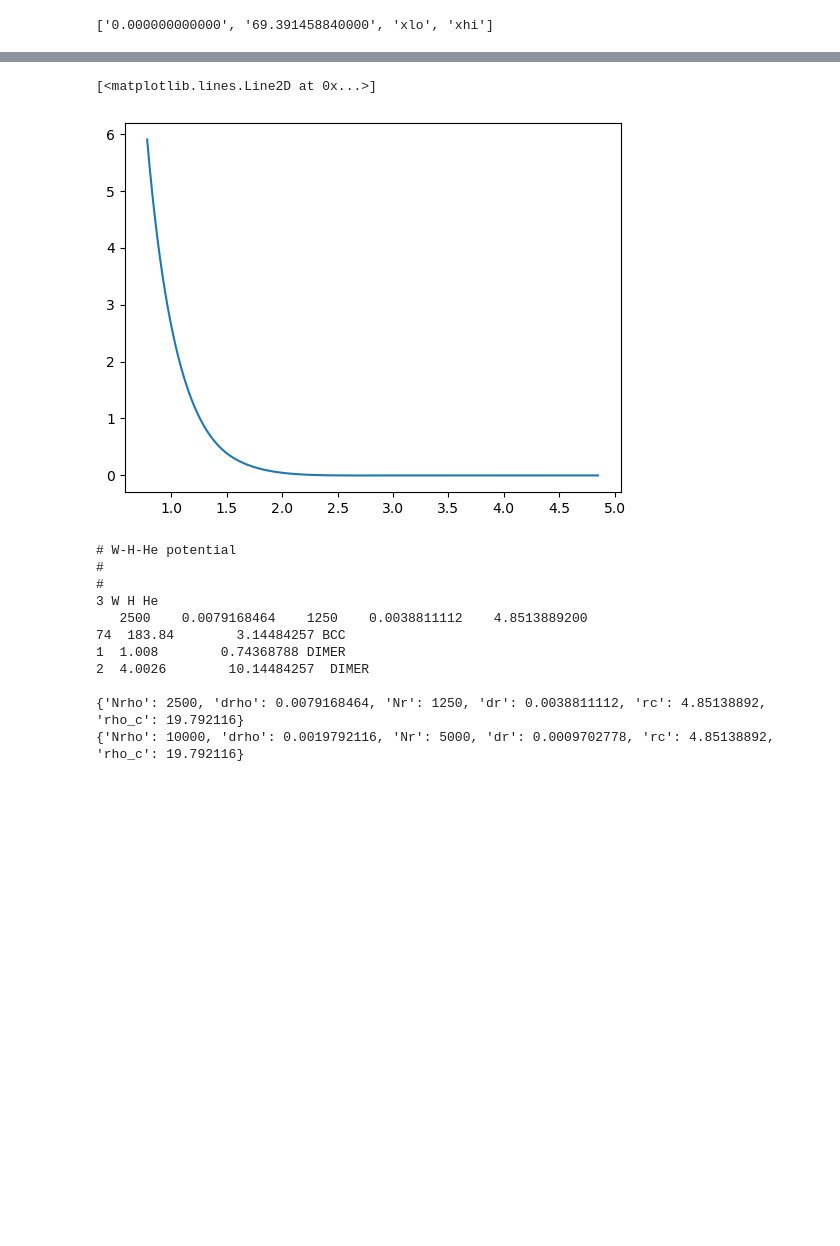
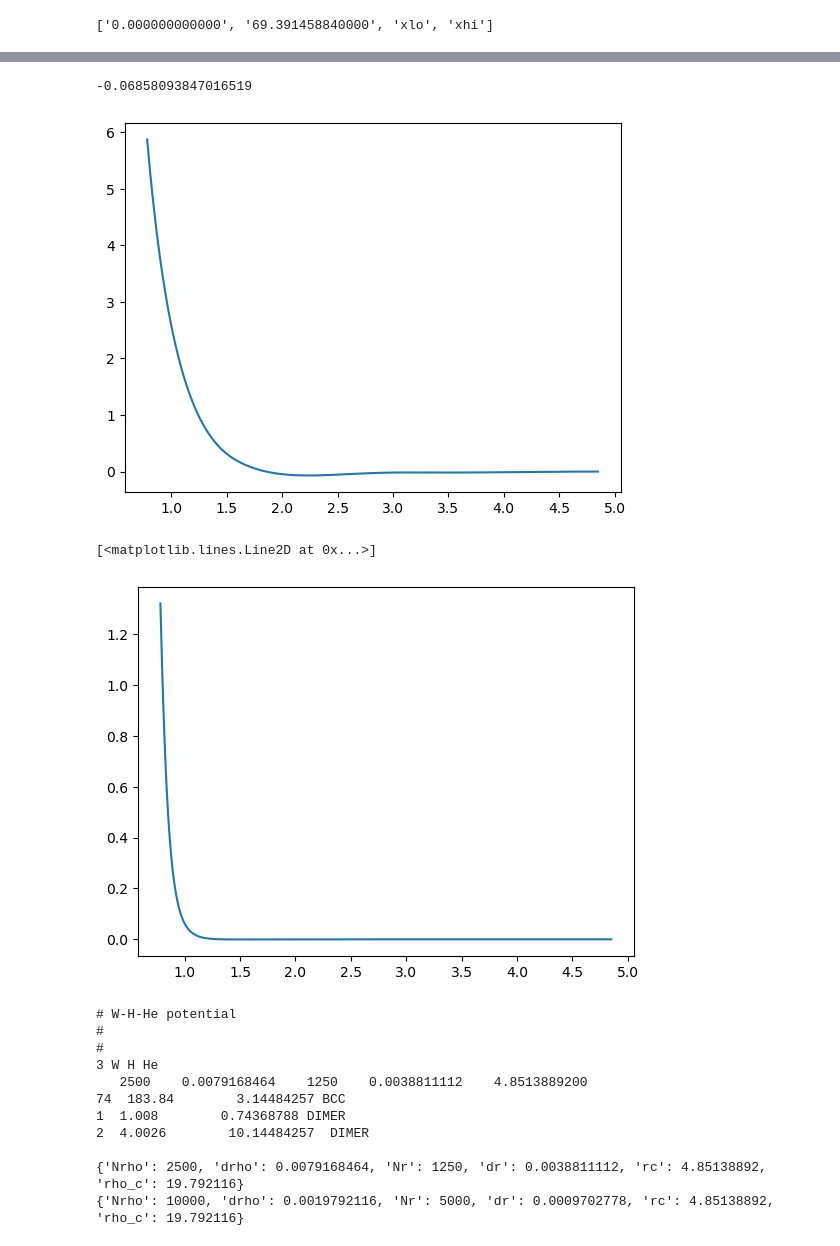
Before and after one commit to Samanyu-T/Lammps_MD, a Jupyter notebook: Jupyter_Notebooks/Development.ipynb, the cells around one changed output, grey strips where cells are left out. Drawn from its saved outputs; the diff is of its cells as text; code cells hidden in the pictures; blank space fills up the shorter version.

```diff
--- a/Jupyter_Notebooks/Development.ipynb
+++ b/Jupyter_Notebooks/Development.ipynb
@@ -115,9 +115,23 @@ y_plt = EAM_Fitting_Serial.splineval(x_plt, coef_dict['He-He'], eam_fit.knot_pts
 he_he = pot['He-He'][1:]/r
 
 plt.plot(r[200:],he_he[200:])
+
+print(he_he.min())
 # %% [output]
-[<matplotlib.lines.Line2D at 0x...>]
+-0.06858093847016519
-[figure, old version]
+[figure, new version]
+# %%
+x_plt = np.linspace(1, 5, 1000)
+zbl = EAM_Fitting_Serial.ZBL(74, 2)
+r = np.linspace(0,eam_fit.pot_params['rc'],eam_fit.pot_params['Nr'])[1:]
+# y_plt = EAM_Fitting_Serial.splineval(x_plt, coef_dict['H-He'], eam_fit.knot_pts['H-He'])
+
+h_he = pot['H-He'][1:]/r
+
+plt.plot(r[200:],h_he[200:])
+# %% [output]
+[<matplotlib.lines.Line2D at 0x...>]
+[figure, added]
 # %%
 pot2, potlines2, pot_params2 = Handle_PotFiles.read_pot('git_folder/Potentials/WHHe_test.eam.alloy')
 print(potlines)
```
Also changed, not shown: parts of 3 cells of this notebook, 7 other files.
